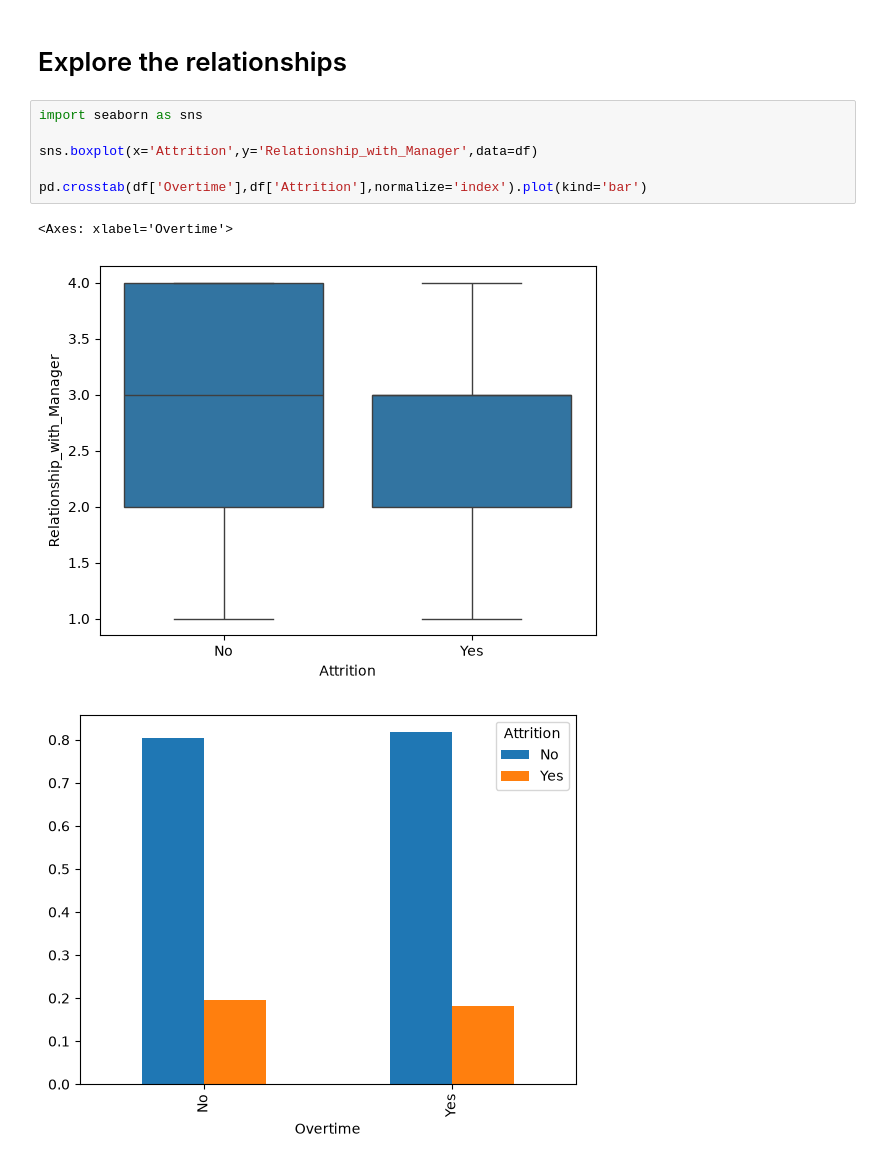
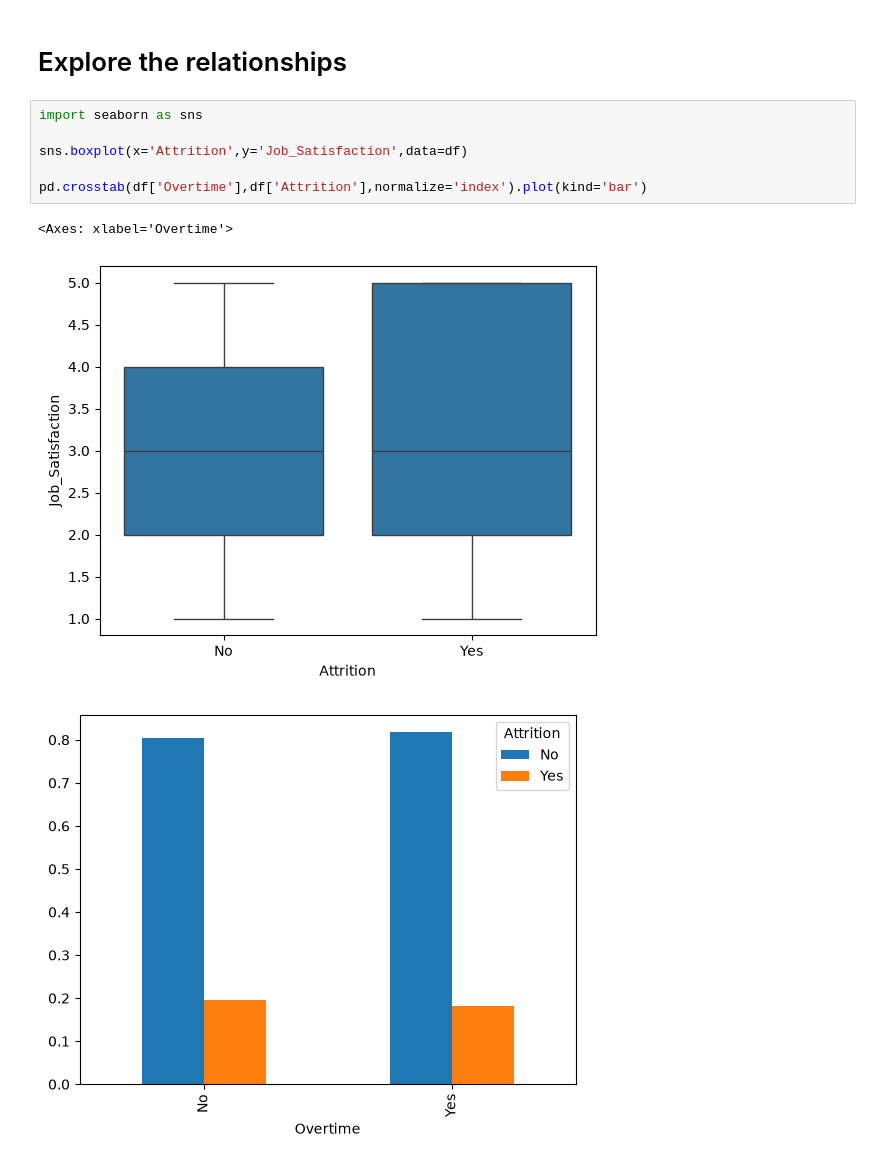
Before and after one commit to cassjk00/hr-attrition-predictor, a Jupyter notebook: main.ipynb, the cells around one changed output. Drawn from its saved outputs; the diff is of its cells as text.

```diff
--- a/main.ipynb
+++ b/main.ipynb
@@ -34,12 +34,12 @@ Name: proportion, dtype: float64
 # %%
 import seaborn as sns
 
-sns.boxplot(x='Attrition',y='Relationship_with_Manager',data=df)
+sns.boxplot(x='Attrition',y='Job_Satisfaction',data=df)
 
 pd.crosstab(df['Overtime'],df['Attrition'],normalize='index').plot(kind='bar')
 # %% [output]
 <Axes: xlabel='Overtime'>
-[figure, old version]
+[figure, new version]
 [figure]
 # %% [markdown]
 <h2>Relationship notes</h2>
```
Also changed, not shown: parts of 9 cells of this notebook.
